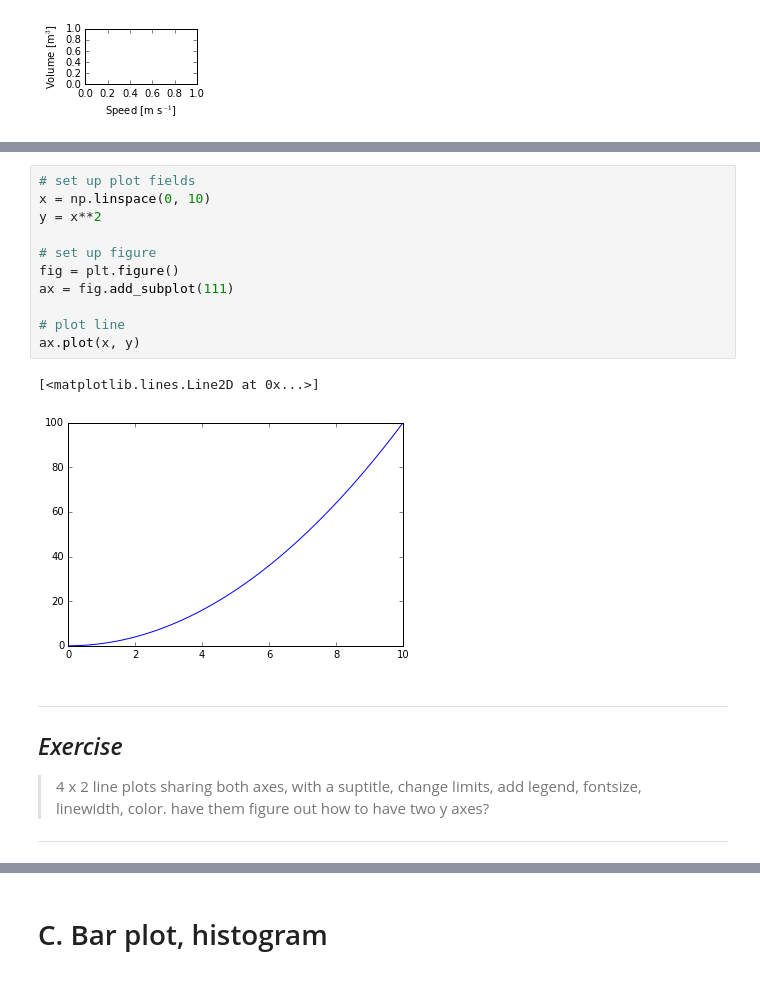
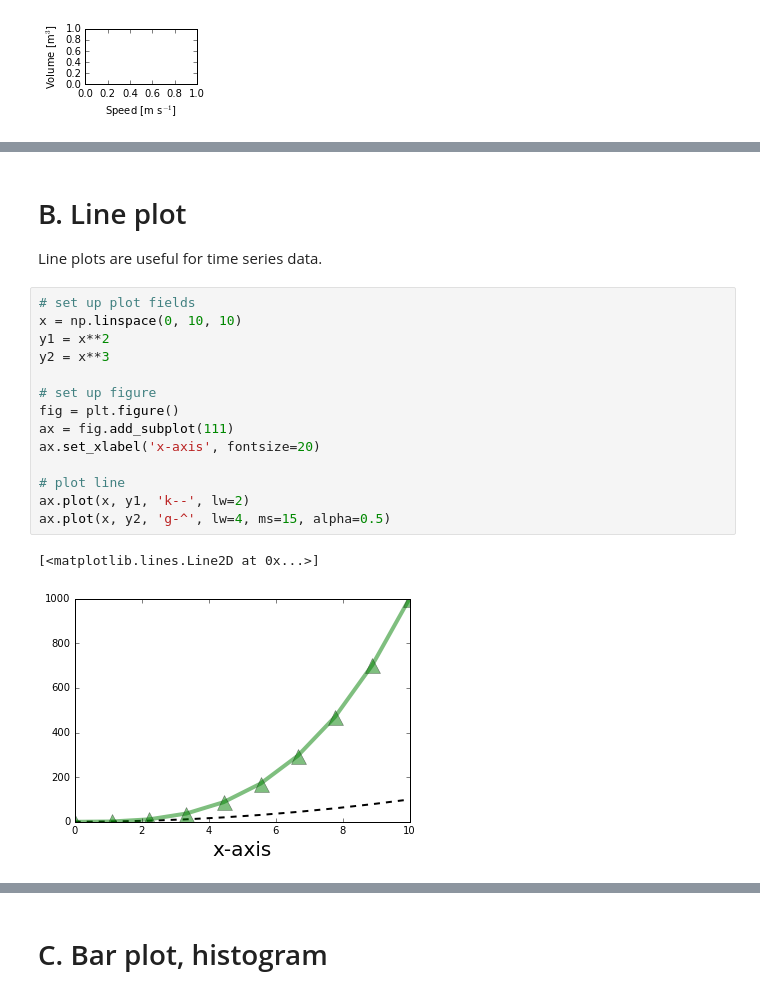
Before and after one commit to hetland/python4geosciences_OLD, a Jupyter notebook: materials/04 matplotlib.ipynb, the cells around one changed output, grey strips where cells are left out. Cells and saved outputs as stored; diff of their text form.

```diff
--- a/materials/04 matplotlib.ipynb
+++ b/materials/04 matplotlib.ipynb
@@ -326,20 +378,21 @@ Line plots are useful for time series data.
+# %% [markdown]
+# B. Line plot
+
+Line plots are useful for time series data.
 # %%
 # set up plot fields
-x = np.linspace(0, 10)
-y = x**2
+x = np.linspace(0, 10, 10)
+y1 = x**2
+y2 = x**3
 
 # set up figure
 fig = plt.figure()
 ax = fig.add_subplot(111)
+ax.set_xlabel('x-axis', fontsize=20)
 
 # plot line
-ax.plot(x, y)
+ax.plot(x, y1, 'k--', lw=2)
+ax.plot(x, y2, 'g-^', lw=4, ms=15, alpha=0.5)
 # %% [output]
 [<matplotlib.lines.Line2D at 0x...>]
-[figure, old version]
+[figure, new version]
-# %% [markdown]
----
-## *Exercise*
-
-> 4 x 2 line plots sharing both axes, with a suptitle, change limits, add legend, fontsize, linewidth, color. have them figure out how to have two y axes?
----
```
Also changed, not shown: parts of 12 cells of this notebook.
